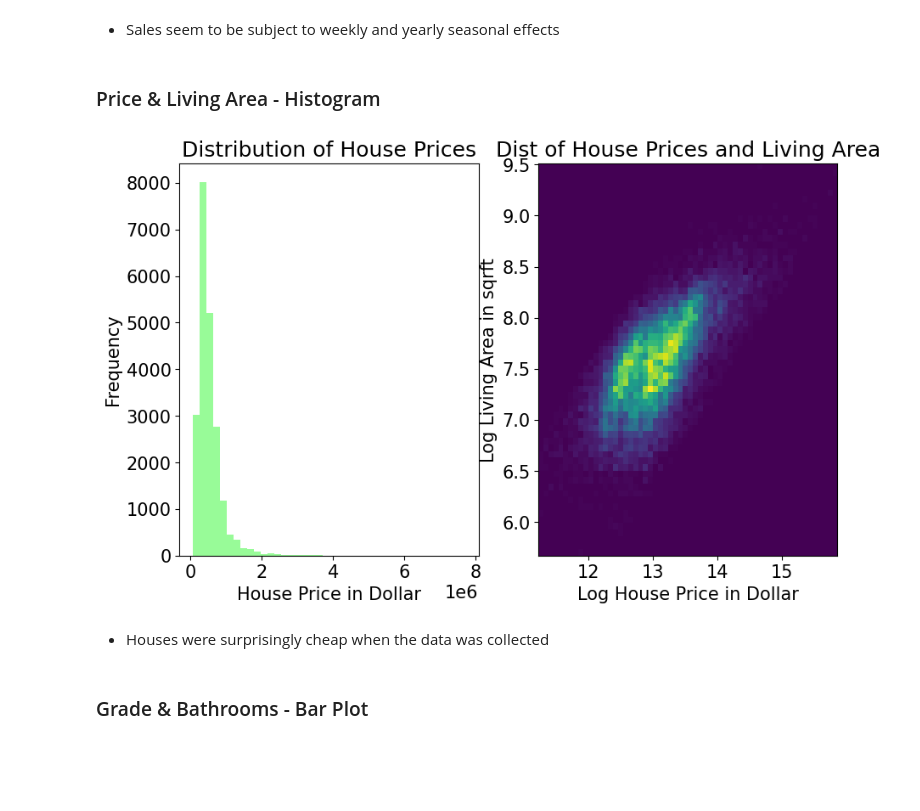
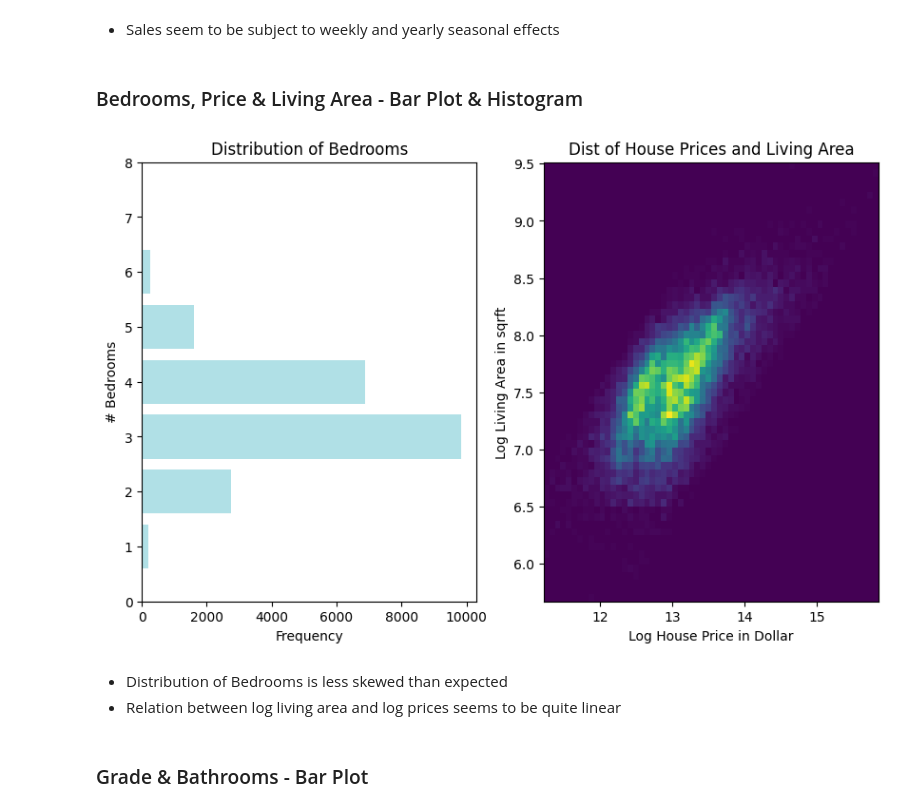
Before and after one commit to simonroebers/House_Sale_Prices, a Jupyter notebook: 1_EDA.ipynb, the cells around one changed output. Saved outputs shown, nothing was run; the diff lists cells and outputs as text; code cells hidden in the pictures; blank space fills up the shorter version.

```diff
--- a/1_EDA.ipynb
+++ b/1_EDA.ipynb
@@ -176,26 +176,30 @@ plt.show()
 # %% [markdown]
 - Sales seem to be subject to weekly and yearly seasonal effects
 # %% [markdown]
-### Price & Living Area - Histogram
+### Bedrooms, Price & Living Area - Bar Plot & Histogram
 # %%
 fig = plt.figure(figsize=(10, 6))
 
+bedroom_count = Counter(df['bedrooms'])
+bedrooms = pd.DataFrame(bedroom_count.most_common(), columns=['Bedrooms', 'Count']).sort_values(by='Bedrooms', ascending=True)
 ax1 = fig.add_subplot(121)
-ax1.hist(df['price'], bins=40, color='palegreen')
-ax1.set_title('Distribution of House Prices')
-ax1.set_xlabel('House Price in Dollar')
-ax1.set_ylabel('Frequency')
+ax1.barh(bedrooms['Bedrooms'], bedrooms['Count'], color='powderblue')
+ax1.set_title('Distribution of Bedrooms')
+ax1.set_xlabel('Frequency')
+ax1.set_ylabel('# Bedrooms')
+plt.ylim(0, 8)
 
-ax2 = fig.add_subplot(122)
-ax2.hist2d(np.log(df['price']), np.log(df['sqft_living']), bins=60)
-ax2.set_title('Dist of House Prices and Living Area')
-ax2.set_xlabel('Log House Price in Dollar')
-ax2.set_ylabel('Log Living Area in sqrft')
+ax3 = fig.add_subplot(122)
+ax3.hist2d(np.log(df['price']), np.log(df['sqft_living']), bins=60)
+ax3.set_title('Dist of House Prices and Living Area')
+ax3.set_xlabel('Log House Price in Dollar')
+ax3.set_ylabel('Log Living Area in sqrft')
 
 plt.show()
 # %% [output]
-[figure, old version]
+[figure, new version]
-# %% [markdown]
-- Houses were surprisingly cheap when the data was collected
+# %% [markdown]
+- Distribution of Bedrooms is less skewed than expected
+- Relation between log living area and log prices seems to be quite linear
 # %% [markdown]
 ### Grade & Bathrooms - Bar Plot
```
Also changed, not shown: parts of 4 cells of this notebook.
